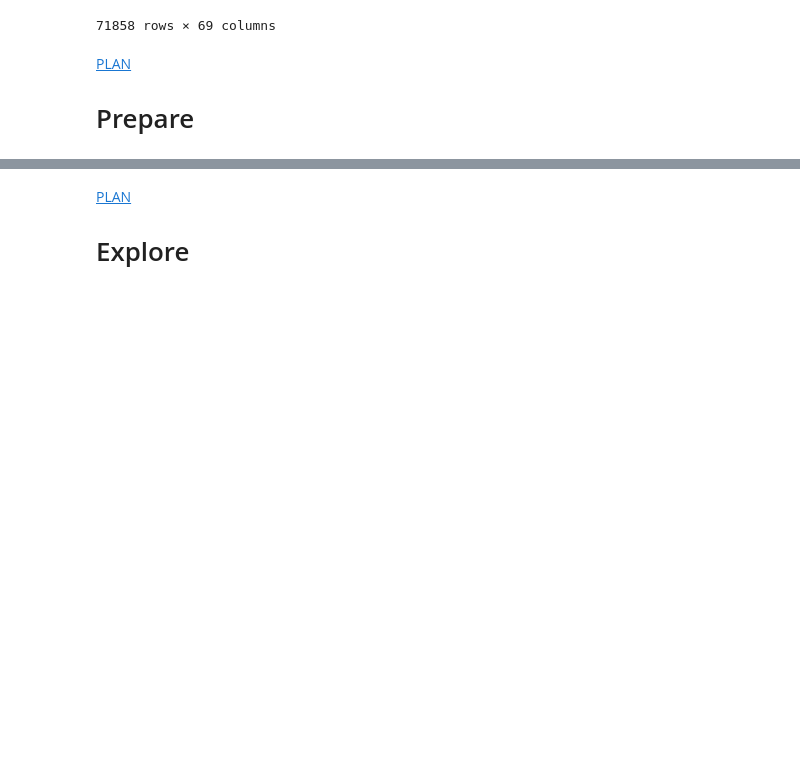
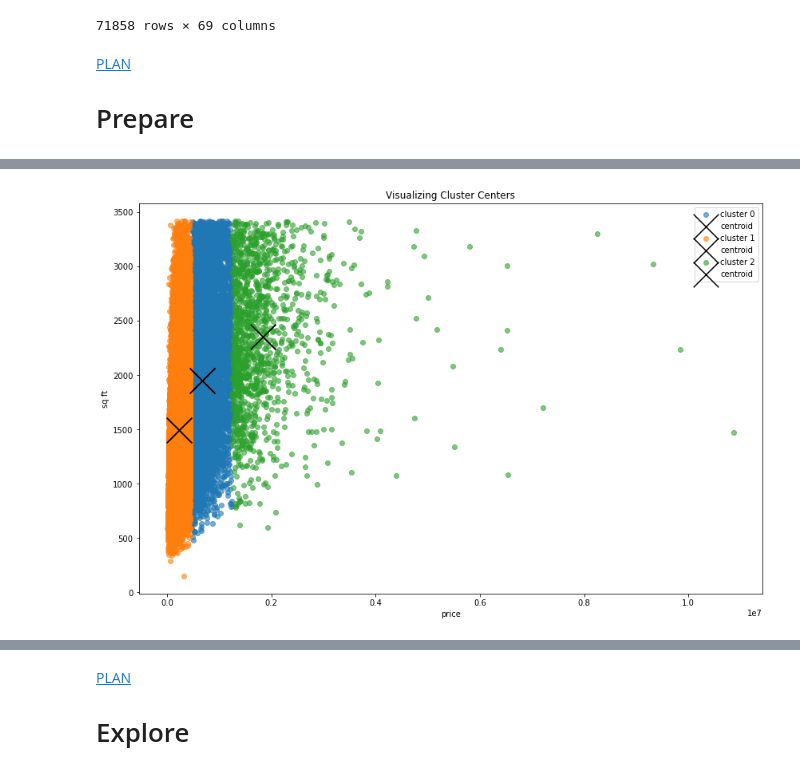
Before and after one commit to EribertoContreras/clustering-exercises, a Jupyter notebook: final_project.ipynb, the cells around one changed output, grey strips where cells are left out. Saved outputs shown, nothing was run; the diff lists cells and outputs as text; code cells hidden in the pictures; blank space fills up the shorter version.

```diff
--- a/final_project.ipynb
+++ b/final_project.ipynb
@@ -135,0 +140,11 @@ train
+# %%
+kmeans = KMeans(n_clusters=3)
+kmeans.fit(X)
+
+kmeans.predict(X)
+#creating a new dataframe
+centroids = pd.DataFrame(kmeans.cluster_centers_, columns=X.columns)
+# %%
+#making a dataframe for the new clusters.
+df['cluster'] = kmeans.predict(X)
+df.groupby('cluster')['bathroomcnt', 'calculatedfinishedsquarefeet','bedroomcnt','yearbuilt','taxvaluedollarcnt'].mean()
@@ -135,0 +157,16 @@ train
+# %%
+#graph size
+plt.figure(figsize=(14, 9))
+#graphing after weve clustered using a scatter plot
+for cluster, subset in df.groupby('cluster'):
+
+        plt.scatter(subset.taxvaluedollarcnt, subset.calculatedfinishedsquarefeet, label='cluster ' + str(cluster), alpha=.6)
+
+        centroids.plot.scatter(y='calculatedfinishedsquarefeet', x='taxvaluedollarcnt', c='black', marker='x', s=1000, ax=plt.gca(), label='centroid')
+
+        plt.legend()
+        plt.xlabel('price')
+        plt.ylabel('sq ft')
+        plt.title('Visualizing Cluster Centers')
+# %% [output]
+[figure, added]
```
Also changed, not shown: parts of 37 cells of this notebook, 5 other files.
